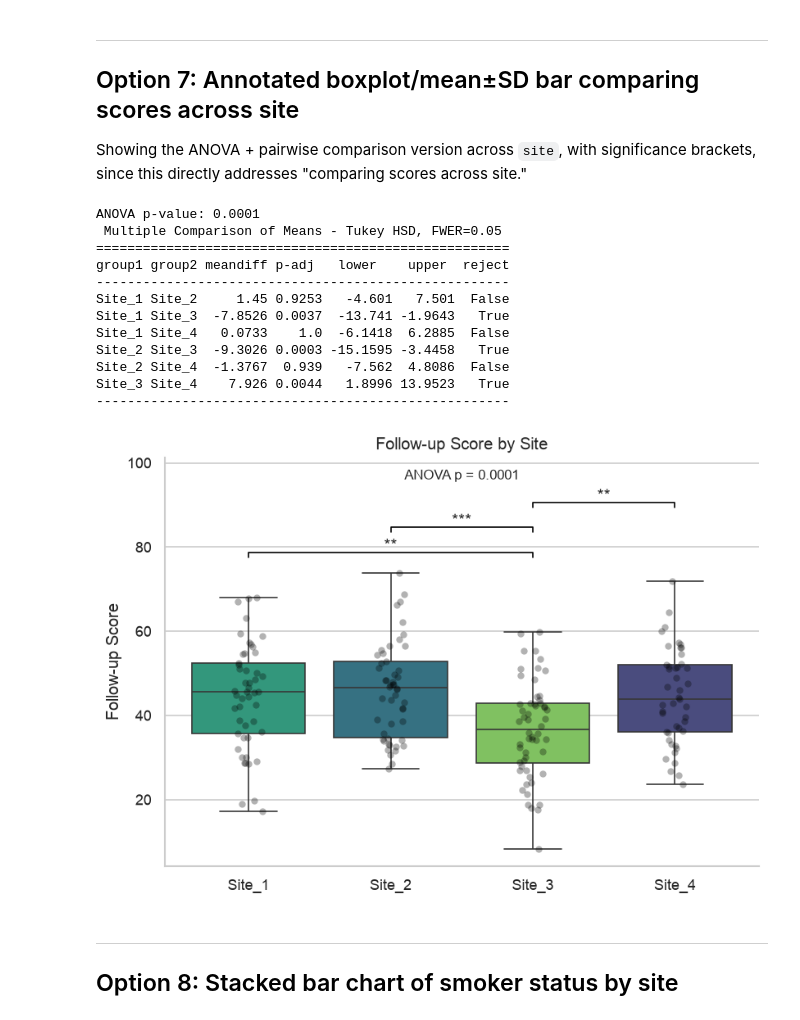
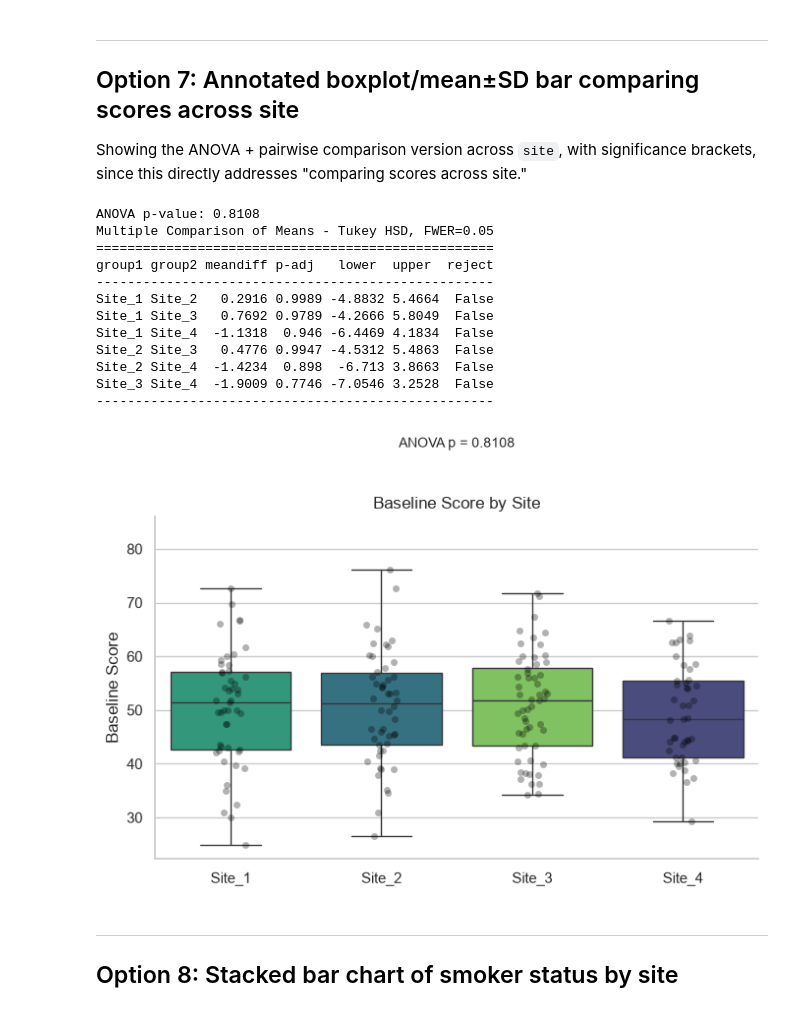
Before and after one commit to niaid/publication-quality-visualization, a Jupyter notebook: Practice Exercise/Python_version/Practice_Solutions_Python.ipynb, the cells around one changed output. Drawn from its saved outputs; the diff is of its cells as text; code cells hidden in the pictures.

```diff
--- a/Practice Exercise/Python_version/Practice_Solutions_Python.ipynb
+++ b/Practice Exercise/Python_version/Practice_Solutions_Python.ipynb
@@ -236,63 +245,63 @@ from scipy.stats import f_oneway
 from statsmodels.stats.multicomp import pairwise_tukeyhsd
 
 sites = sorted(clinical_py["site"].unique())
-site_groups = [clinical_py.loc[clinical_py.site == s, "followup_score"] for s in sites]
+site_groups = [clinical_py.loc[clinical_py.site == s, "baseline_score"] for s in sites]
 
 f_stat, anova_p = f_oneway(*site_groups)
 print(f"ANOVA p-value: {anova_p:.4f}")
 
-tukey = pairwise_tukeyhsd(endog=clinical_py["followup_score"], groups=clinical_py["site"], alpha=0.05)
+tukey = pairwise_tukeyhsd(endog=clinical_py["baseline_score"], groups=clinical_py["site"], alpha=0.05)
 print(tukey.summary())
 
 tukey_df = pd.DataFrame(data=tukey._results_table.data[1:], columns=tukey._results_table.data[0])
 
 def p_to_stars(p):
     if p < 0.001: return "***"
     elif p < 0.01: return "**"
     elif p < 0.05: return "*"
     else: return None
 
 fig, ax = plt.subplots(figsize=(7, 5))
 order = sites
 
-sns.boxplot(data=clinical_py, x="site", y="followup_score", order=order, hue="site", palette="viridis", legend=False, ax=ax)
-sns.stripplot(data=clinical_py, x="site", y="followup_score", order=order, color="black", alpha=0.3, ax=ax)
+sns.boxplot(data=clinical_py, x="site", y="baseline_score", order=order, hue="site", palette="viridis", legend=False, ax=ax)
+sns.stripplot(data=clinical_py, x="site", y="baseline_score", order=order, color="black", alpha=0.3, ax=ax)
 
-y_max = clinical_py["followup_score"].max()
+y_max = clinical_py["baseline_score"].max()
 ax.text((len(order) - 1) / 2, y_max * 1.3, f"ANOVA p = {anova_p:.4f}", ha="center", fontsize=10)
 
 bracket_y = y_max * 1.05
 step = y_max * 0.08
 for _, row in tukey_df.iterrows():
     stars = p_to_stars(row["p-adj"])
     if stars is None:
         continue
     i, j = order.index(row["group1"]), order.index(row["group2"])
     ax.plot([i, i, j, j], [bracket_y, bracket_y+step*0.2, bracket_y+step*0.2, bracket_y], lw=1, color="black")
     ax.text((i+j)/2, bracket_y + step*0.25, stars, ha="center", fontsize=12)
     bracket_y += step
 
 _ = ax.set_xlabel(None)
-_ = ax.set_ylabel("Follow-up Score")
-_ = ax.set_title("Follow-up Score by Site")
+_ = ax.set_ylabel("Baseline Score")
+_ = ax.set_title("Baseline Score by Site")
 _ = ax.set_ylim(top=bracket_y + step)
 sns.despine()
 plt.tight_layout()
 plt.show()
 # %% [output]
-ANOVA p-value: 0.0001
- Multiple Comparison of Means - Tukey HSD, FWER=0.05
-=====================================================
-group1 group2 meandiff p-adj   lower    upper  reject
------------------------------------------------------
-Site_1 Site_2     1.45 0.9253   -4.601   7.501  False
-Site_1 Site_3  -7.8526 0.0037  -13.741 -1.9643   True
-Site_1 Site_4   0.0733    1.0  -6.1418  6.2885  False
-Site_2 Site_3  -9.3026 0.0003 -15.1595 -3.4458   True
-Site_2 Site_4  -1.3767  0.939   -7.562  4.8086  False
-Site_3 Site_4    7.926 0.0044   1.8996 13.9523   True
------------------------------------------------------
+ANOVA p-value: 0.8108
+Multiple Comparison of Means - Tukey HSD, FWER=0.05
+===================================================
+group1 group2 meandiff p-adj   lower  upper  reject
+---------------------------------------------------
+Site_1 Site_2   0.2916 0.9989 -4.8832 5.4664  False
+Site_1 Site_3   0.7692 0.9789 -4.2666 5.8049  False
+Site_1 Site_4  -1.1318  0.946 -6.4469 4.1834  False
+Site_2 Site_3   0.4776 0.9947 -4.5312 5.4863  False
+Site_2 Site_4  -1.4234  0.898  -6.713 3.8663  False
+Site_3 Site_4  -1.9009 0.7746 -7.0546 3.2528  False
+---------------------------------------------------
-[figure, old version]
+[figure, new version]
 # %% [markdown]
 ---
 
```
Also changed, not shown: parts of 10 cells of this notebook, 28 other files.
